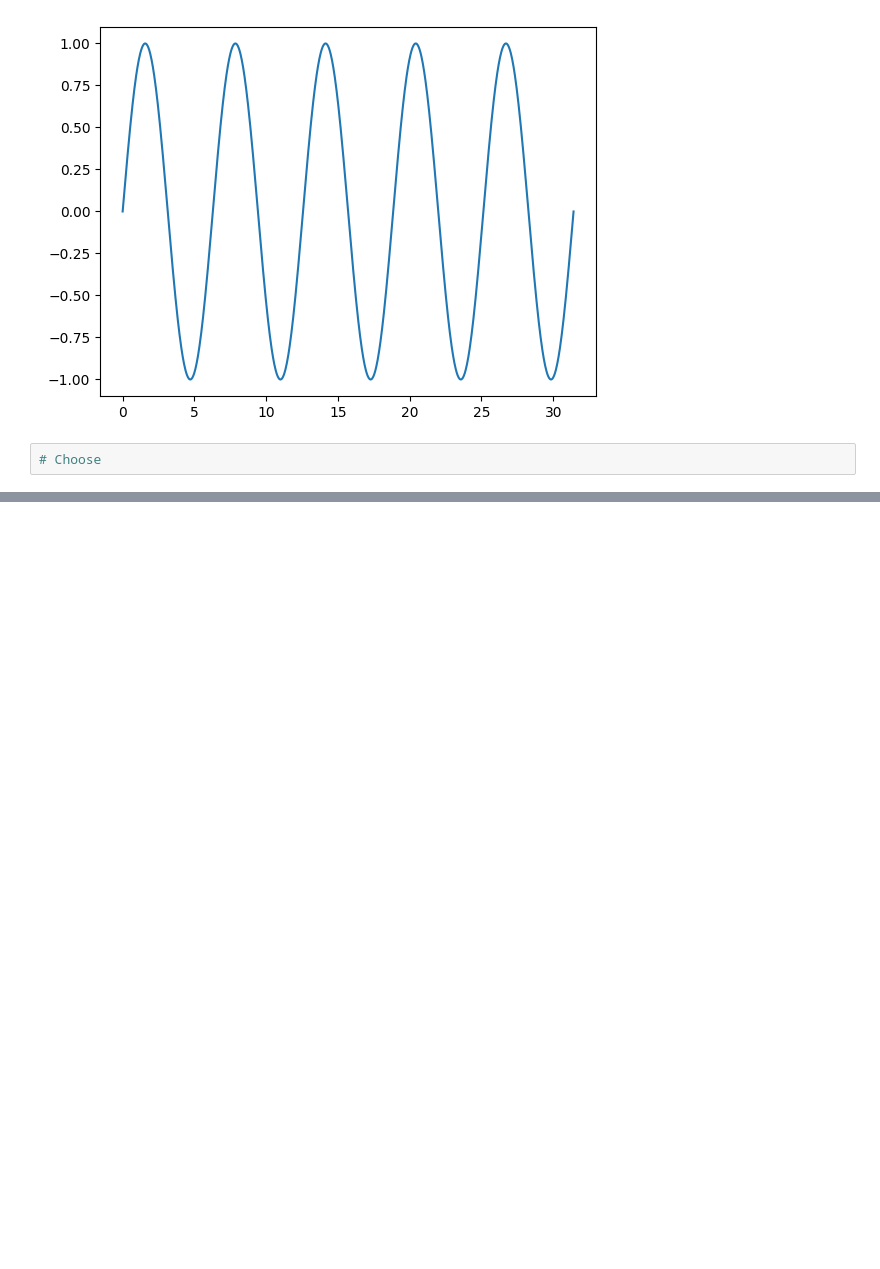
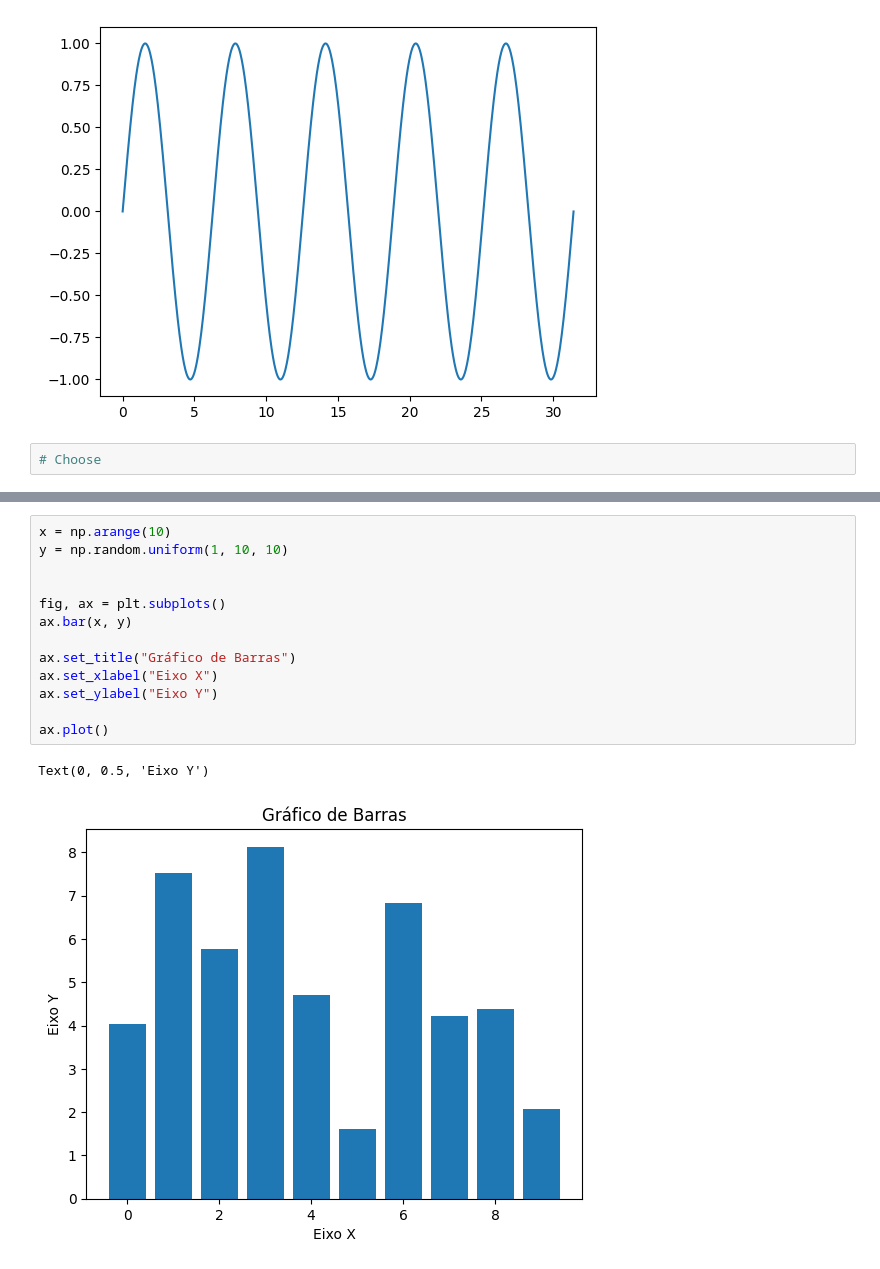
Before and after one commit to danielbaesso/matplotlib_study_notebook, a Jupyter notebook: matplotlib_study_notebook.ipynb, the cells around one changed output, grey strips where cells are left out. Drawn from its saved outputs; the diff is of its cells as text; blank space fills up the shorter version.

```diff
--- a/matplotlib_study_notebook.ipynb
+++ b/matplotlib_study_notebook.ipynb
@@ -219,0 +225,16 @@ plt.show()
+# %%
+x = np.arange(10)
+y = np.random.uniform(1, 10, 10)
+
+
+fig, ax = plt.subplots()
+ax.bar(x, y)
+
+ax.set_title("Gráfico de Barras")
+ax.set_xlabel("Eixo X")
+ax.set_ylabel("Eixo Y")
+
+ax.plot()
+# %% [output]
+Text(0, 0.5, 'Eixo Y')
+[figure, added]
```
Also changed, not shown: parts of 1 cell of this notebook.
